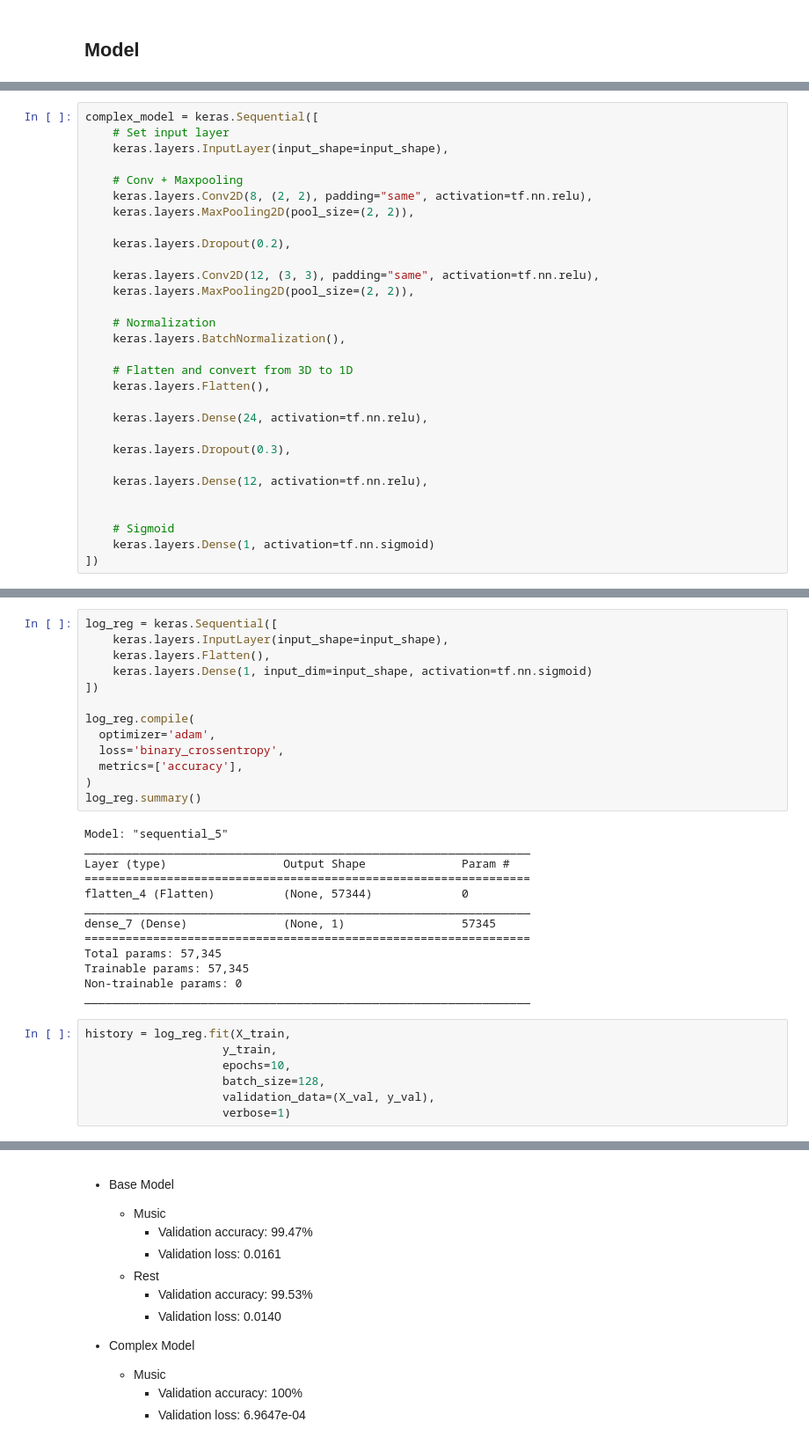
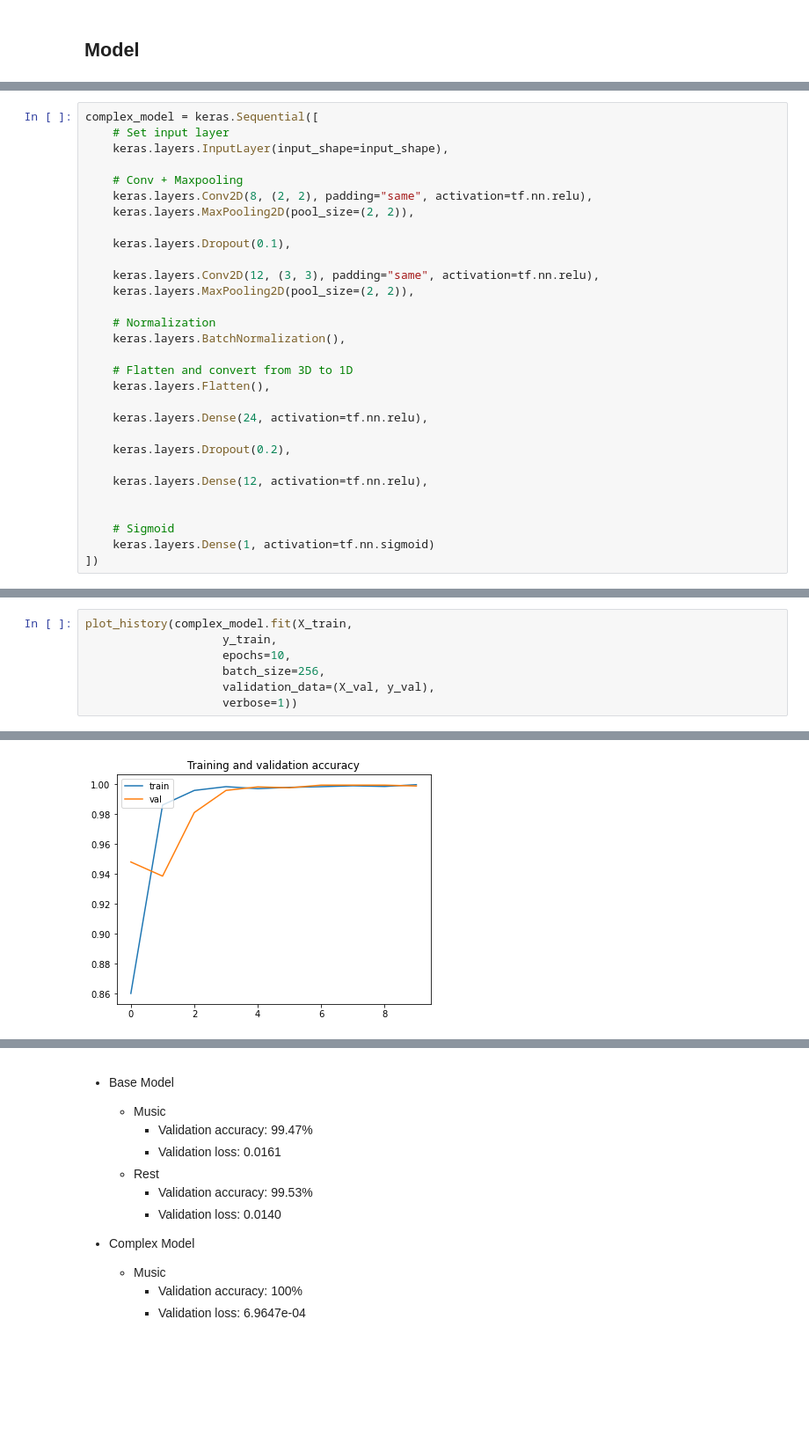
Before and after one commit to Koda98/CSE247-project, a Jupyter notebook: Spec_CNN.ipynb, the cells around one changed output, grey strips where cells are left out. Shown at 88% size. Drawn from its saved outputs; the diff is of its cells as text; blank space fills up the shorter version.

```diff
--- a/Spec_CNN.ipynb
+++ b/Spec_CNN.ipynb
@@ -181,7 +236,7 @@ complex_model = keras.Sequential([
     keras.layers.Conv2D(8, (2, 2), padding="same", activation=tf.nn.relu),
     keras.layers.MaxPooling2D(pool_size=(2, 2)),
 
-    keras.layers.Dropout(0.2),
+    keras.layers.Dropout(0.1),
 
     keras.layers.Conv2D(12, (3, 3), padding="same", activation=tf.nn.relu),
     keras.layers.MaxPooling2D(pool_size=(2, 2)),
@@ -194,7 +249,7 @@ complex_model = keras.Sequential([
 
     keras.layers.Dense(24, activation=tf.nn.relu),
 
-    keras.layers.Dropout(0.3),
+    keras.layers.Dropout(0.2),
 
     keras.layers.Dense(12, activation=tf.nn.relu),
 
@@ -227,39 +282,13 @@ Total params: 1,033,493
 Trainable params: 1,033,469
 Non-trainable params: 24
 _________________________________________________________________
-# %%
-log_reg = keras.Sequential([
-    keras.layers.InputLayer(input_shape=input_shape),
-    keras.layers.Flatten(),
-    keras.layers.Dense(1, input_dim=input_shape, activation=tf.nn.sigmoid)
-])
-
-log_reg.compile(
-  optimizer='adam',
-  loss='binary_crossentropy',
-  metrics=['accuracy'],
-)
-log_reg.summary()
-# %% [output]
-Model: "sequential_5"
-_________________________________________________________________
-Layer (type)                 Output Shape              Param #
-=================================================================
-flatten_4 (Flatten)          (None, 57344)             0
-_________________________________________________________________
-dense_7 (Dense)              (None, 1)                 57345
-=================================================================
-Total params: 57,345
-Trainable params: 57,345
-Non-trainable params: 0
-_________________________________________________________________
 # %%
-history = log_reg.fit(X_train,
+plot_history(complex_model.fit(X_train,
                     y_train,
                     epochs=10,
-                    batch_size=128,
+                    batch_size=256,
                     validation_data=(X_val, y_val),
-                    verbose=1)
+                    verbose=1))
 # %% [output]
 Train on 6776 samples, validate on 1694 samples
 Epoch 1/10
@@ -280,0 +310 @@ Epoch 10/10
+[figure, added]
```
Also changed, not shown: parts of 10 cells of this notebook, 1 other file.
